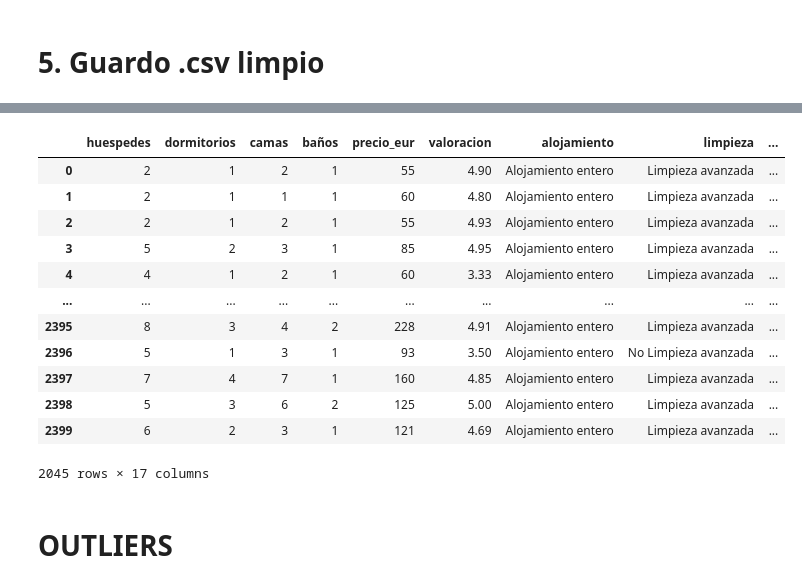
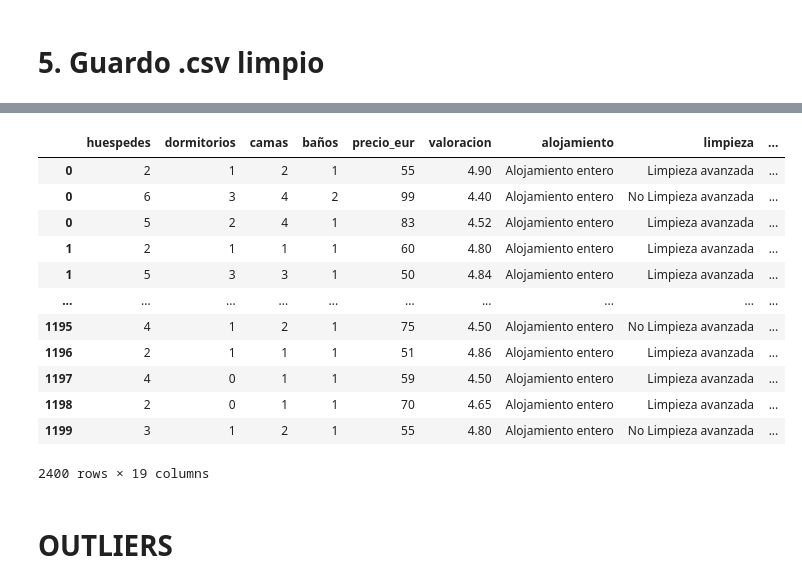
Before and after one commit to bvispo/Travelling-Compass-, a Jupyter notebook: Notebooks/3 - Limpieza de Datos.ipynb, the cells around one changed output, grey strips where cells are left out. Saved outputs shown, nothing was run; the diff lists cells and outputs as text; code cells hidden in the pictures.

```diff
--- a/Notebooks/3 - Limpieza de Datos.ipynb
+++ b/Notebooks/3 - Limpieza de Datos.ipynb
@@ -41,0 +98,6 @@ datos
+# %%
+df_ = pd.merge(df, nombres, left_index = True, right_index = True)
+# %%
+df__ = pd.merge(df_, ciudad, left_index = True, right_index = True)
+# %%
+datos = pd.merge(df__, urls, left_index = True, right_index = True)
@@ -462,7 +541,7 @@ df = datos[['huespedes', 'dormitorios', 'camas',
        'baños', 'precio_eur', 'valoracion',
        'alojamiento', 'limpieza', 'llegada_autonoma',
        'ubicacion_fantastica', 'wifi', 'cocina','lavadora', 'aire',
-       'secador', 'frigorifico']]
+       'secador', 'frigorifico', 'ciudad', 'nombre', 'urls']]
 # %%
 df.isna().sum()
 # %% [output]
@@ -494,19 +574,19 @@ df_ = pd.read_csv("../data/final.csv")
 # %%
-df_.drop_duplicates()
+df.drop_duplicates()
 # %% [output]
 |  | huespedes | dormitorios | camas | baños | precio_eur | valoracion | alojamiento | limpieza | ... |
 | 0 | 2 | 1 | 2 | 1 | 55 | 4.90 | Alojamiento entero | Limpieza avanzada | ... |
+| 0 | 6 | 3 | 4 | 2 | 99 | 4.40 | Alojamiento entero | No Limpieza avanzada | ... |
+| 0 | 5 | 2 | 4 | 1 | 83 | 4.52 | Alojamiento entero | Limpieza avanzada | ... |
 | 1 | 2 | 1 | 1 | 1 | 60 | 4.80 | Alojamiento entero | Limpieza avanzada | ... |
-| 2 | 2 | 1 | 2 | 1 | 55 | 4.93 | Alojamiento entero | Limpieza avanzada | ... |
-| 3 | 5 | 2 | 3 | 1 | 85 | 4.95 | Alojamiento entero | Limpieza avanzada | ... |
-| 4 | 4 | 1 | 2 | 1 | 60 | 3.33 | Alojamiento entero | Limpieza avanzada | ... |
+| 1 | 5 | 3 | 3 | 1 | 50 | 4.84 | Alojamiento entero | Limpieza avanzada | ... |
 | ... | ... | ... | ... | ... | ... | ... | ... | ... | ... |
-| 2395 | 8 | 3 | 4 | 2 | 228 | 4.91 | Alojamiento entero | Limpieza avanzada | ... |
-| 2396 | 5 | 1 | 3 | 1 | 93 | 3.50 | Alojamiento entero | No Limpieza avanzada | ... |
-| 2397 | 7 | 4 | 7 | 1 | 160 | 4.85 | Alojamiento entero | Limpieza avanzada | ... |
-| 2398 | 5 | 3 | 6 | 2 | 125 | 5.00 | Alojamiento entero | Limpieza avanzada | ... |
-| 2399 | 6 | 2 | 3 | 1 | 121 | 4.69 | Alojamiento entero | Limpieza avanzada | ... |
+| 1195 | 4 | 1 | 2 | 1 | 75 | 4.50 | Alojamiento entero | No Limpieza avanzada | ... |
+| 1196 | 2 | 1 | 1 | 1 | 51 | 4.86 | Alojamiento entero | Limpieza avanzada | ... |
+| 1197 | 4 | 0 | 1 | 1 | 59 | 4.50 | Alojamiento entero | Limpieza avanzada | ... |
+| 1198 | 2 | 0 | 1 | 1 | 70 | 4.65 | Alojamiento entero | Limpieza avanzada | ... |
+| 1199 | 3 | 1 | 2 | 1 | 55 | 4.80 | Alojamiento entero | No Limpieza avanzada | ... |
-2045 rows × 17 columns
+2400 rows × 19 columns
 # %% [markdown]
 # OUTLIERS
 # %%
```
Also changed, not shown: parts of 35 cells of this notebook, 17 other files.
